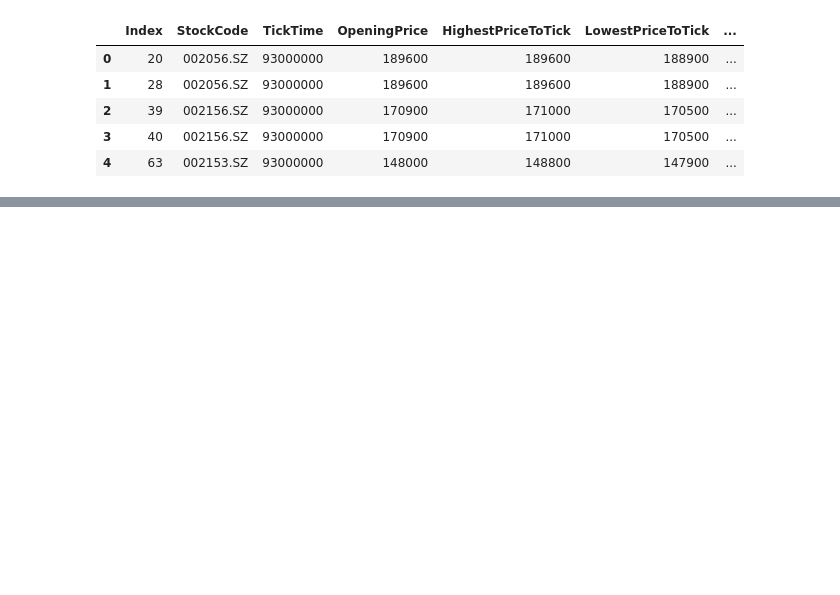
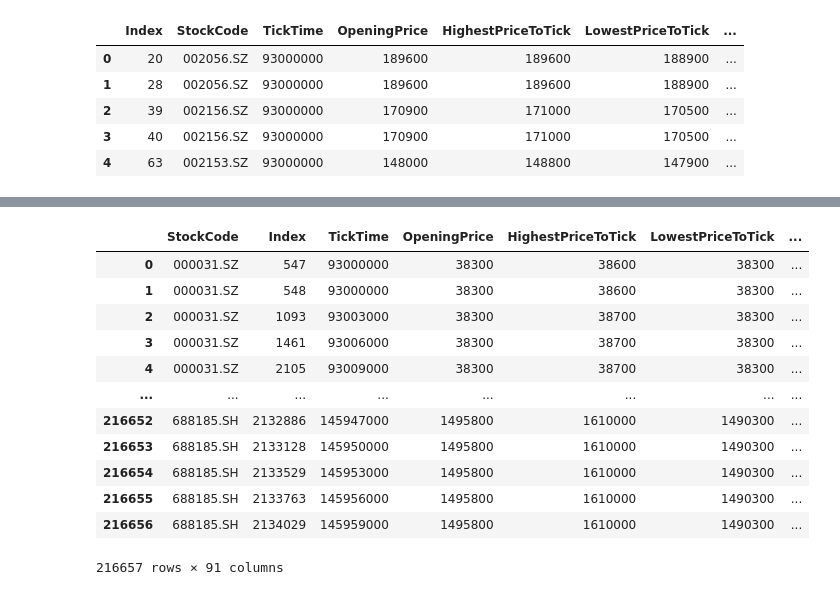
Before and after one commit to kaushikkishen/sultanTrade, a Jupyter notebook: test.ipynb, the cells around one changed output, grey strips where cells are left out. Saved outputs shown, nothing was run; the diff lists cells and outputs as text; code cells hidden in the pictures; blank space fills up the shorter version.

```diff
--- a/test.ipynb
+++ b/test.ipynb
@@ -88,4 +47,17 @@ data.head()
 # %%
-X = data.drop('Label', axis=1)
-y = data['Label']
+data
+# %% [output]
+|  | StockCode | Index | TickTime | OpeningPrice | HighestPriceToTick | LowestPriceToTick | ... |
+| 0 | 000031.SZ | 547 | 93000000 | 38300 | 38600 | 38300 | ... |
+| 1 | 000031.SZ | 548 | 93000000 | 38300 | 38600 | 38300 | ... |
+| 2 | 000031.SZ | 1093 | 93003000 | 38300 | 38700 | 38300 | ... |
+| 3 | 000031.SZ | 1461 | 93006000 | 38300 | 38700 | 38300 | ... |
+| 4 | 000031.SZ | 2105 | 93009000 | 38300 | 38700 | 38300 | ... |
+| ... | ... | ... | ... | ... | ... | ... | ... |
+| 216652 | 688185.SH | 2132886 | 145947000 | 1495800 | 1610000 | 1490300 | ... |
+| 216653 | 688185.SH | 2133128 | 145950000 | 1495800 | 1610000 | 1490300 | ... |
+| 216654 | 688185.SH | 2133529 | 145953000 | 1495800 | 1610000 | 1490300 | ... |
+| 216655 | 688185.SH | 2133763 | 145956000 | 1495800 | 1610000 | 1490300 | ... |
+| 216656 | 688185.SH | 2134029 | 145959000 | 1495800 | 1610000 | 1490300 | ... |
+216657 rows × 91 columns
 # %%
```
Also changed, not shown: parts of 8 cells of this notebook, 5 other files.
